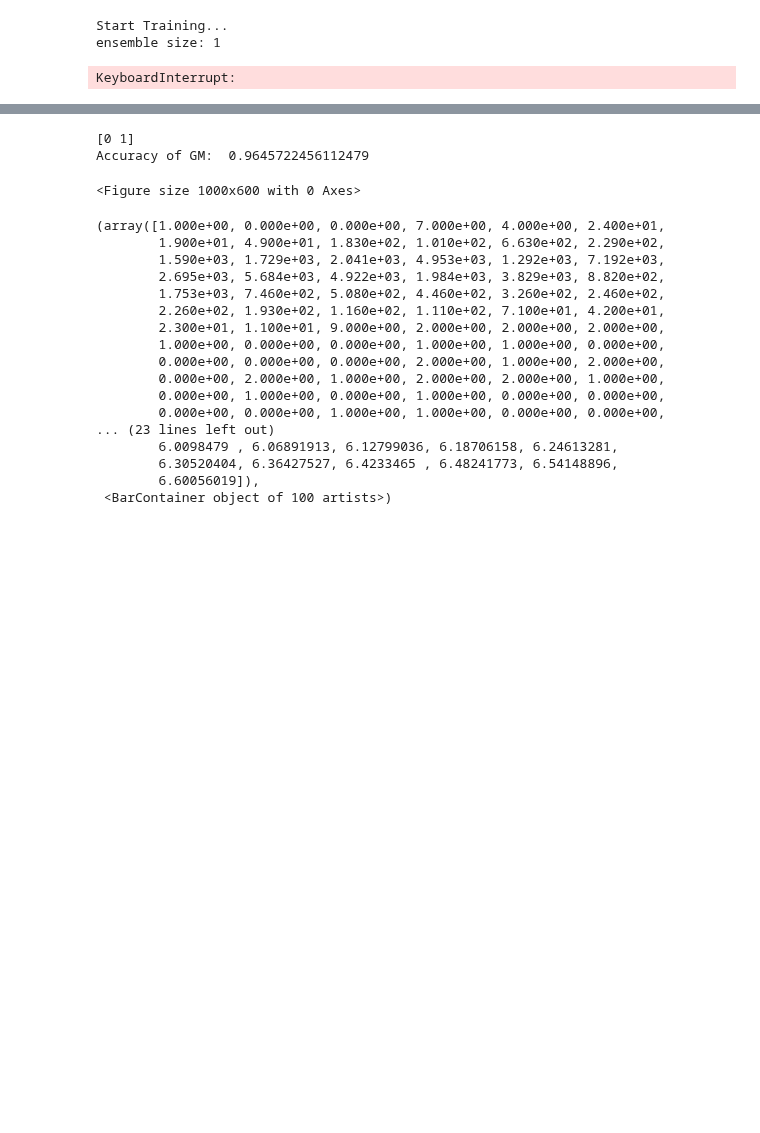
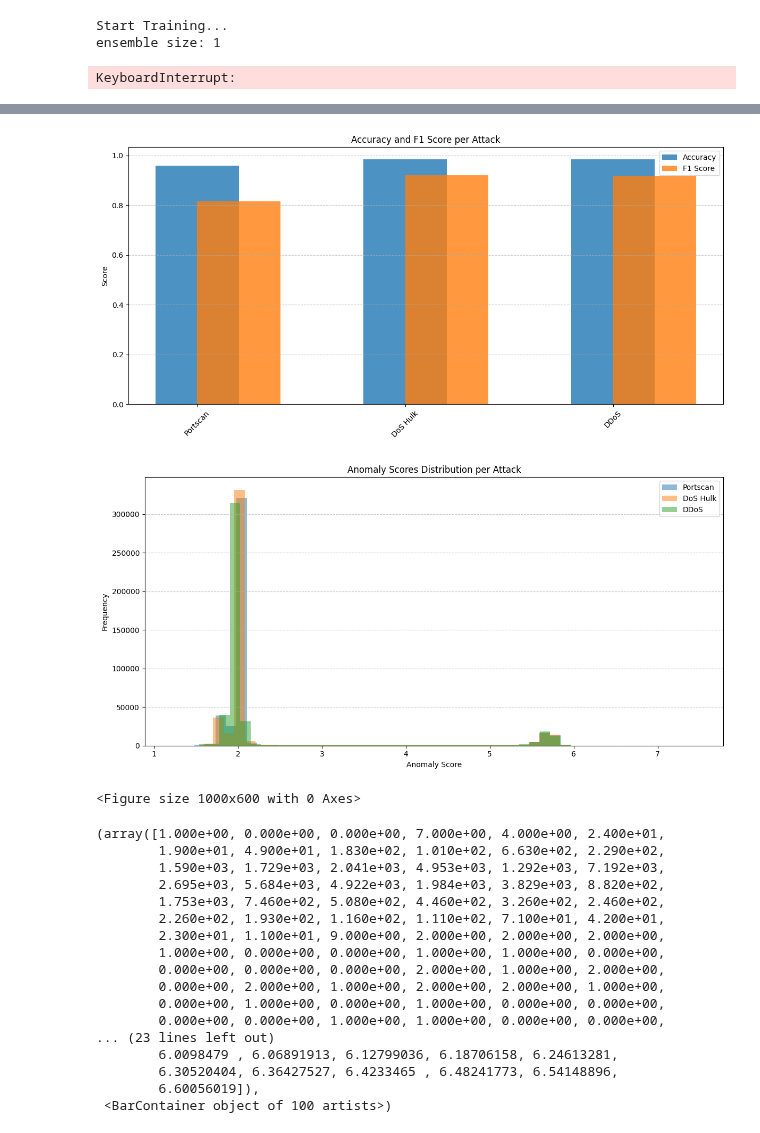
Before and after one commit to VincentSheh/NA_Model_Evaluation, a Jupyter notebook: atk_locality.ipynb, the cells around one changed output, grey strips where cells are left out. Cells and saved outputs as stored; diff of their text form; code cells hidden in the pictures; blank space fills up the shorter version.

```diff
--- a/atk_locality.ipynb
+++ b/atk_locality.ipynb
@@ -807,15 +1177,21 @@ KeyboardInterrupt:
+# %%
+clf = global_model.clf
 # %%
+atk_info_list = define_atk(atk_list, edge_area_list, cicids_df, benign_df)
 atk_acc = {}
 atk_f1 = {}
 atk_scores = {}
 for attack in atk_info_list.values():
-    y_pred = clf.predict(X_gm_test.to_numpy())
+    print(f"__{attack.name}__")
+    _, X_test, _, y_test = preprocess_data(attack.data.copy())
+    y_pred = clf.predict(X_test.to_numpy())
 
     # Calculate metrics
-    acc = accuracy_score(y_gm_test, y_pred)
-    f1 = f1_score(y_gm_test, y_pred, average='binary')  # Use 'binary' or 'weighted' based on your label type
+    acc = accuracy_score(y_test, y_pred)
+    f1 = f1_score(y_test, y_pred, average='binary')  # Use 'binary' or 'weighted' based on your label type
     atk_acc[attack.name] = acc
     atk_f1[attack.name]=f1
+    print(acc, f1)
 
     anomaly_scores = clf.decision_function(X_gm_test.to_numpy())
     atk_scores[attack.name] = anomaly_scores
@@ -822,8 +1217,47 @@ for attack in atk_info_list.values():
-# %%
-_, anomaly_scores = global_model.perform_inference(X_gm_test, y_gm_test)
-# %% [output]
-[0 1]
-Accuracy of GM:  0.9645722456112479
+# %%
+import matplotlib.pyplot as plt
+
+# Plot Accuracy and F1 Score for each attack
+def plot_metrics(atk_acc, atk_f1):
+    attack_names = list(atk_acc.keys())
+    accuracies = list(atk_acc.values())
+    f1_scores = list(atk_f1.values())
+
+    x = range(len(attack_names))
+
+    plt.figure(figsize=(12, 6))
+    plt.bar(x, accuracies, width=0.4, label="Accuracy", align='center', alpha=0.8)
+    plt.bar(x, f1_scores, width=0.4, label="F1 Score", align='edge', alpha=0.8)
+
+    plt.xticks(x, attack_names, rotation=45)
+    plt.ylabel("Score")
+    plt.title("Accuracy and F1 Score per Attack")
+    plt.legend()
+    plt.grid(axis='y', linestyle='--', alpha=0.7)
+    plt.tight_layout()
+    plt.show()
+
+# Plot anomaly scores for each attack
+def plot_anomaly_scores(atk_scores):
+    plt.figure(figsize=(12, 6))
+
+    for attack, scores in atk_scores.items():
+        plt.hist(scores, bins=50, alpha=0.5, label=f"{attack}")
+
+    plt.xlabel("Anomaly Score")
+    plt.ylabel("Frequency")
+    plt.title("Anomaly Scores Distribution per Attack")
+    plt.legend()
+    plt.grid(axis='y', linestyle='--', alpha=0.7)
+    plt.tight_layout()
+    plt.show()
+
+# Call the functions
+plot_metrics(atk_acc, atk_f1)
+plot_anomaly_scores(atk_scores)
+# %% [output]
+[figure, added]
+[figure, added]
 # %%
 scores_inliers = anomaly_scores[y_gm_test == 0]  # Assuming '0' is the label for inliers
 scores_outliers = anomaly_scores[y_gm_test == 1]  # Assuming '1' is the label for outliers
```
Also changed, not shown: parts of 37 cells of this notebook, 11 other files.
